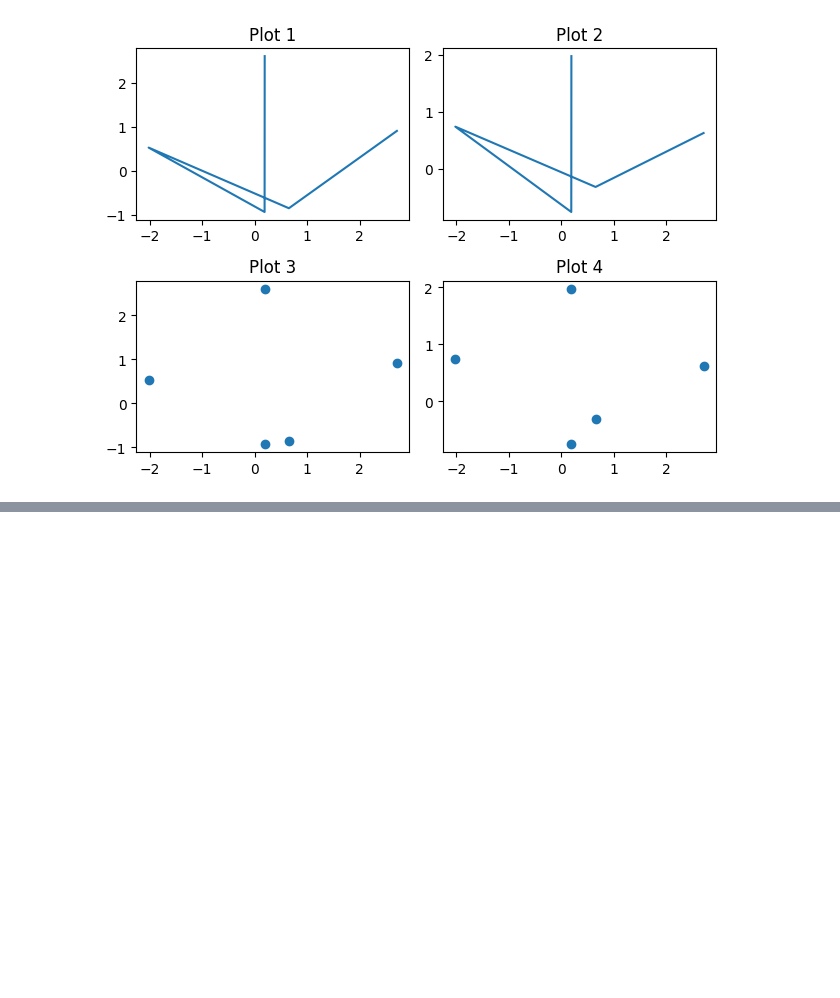
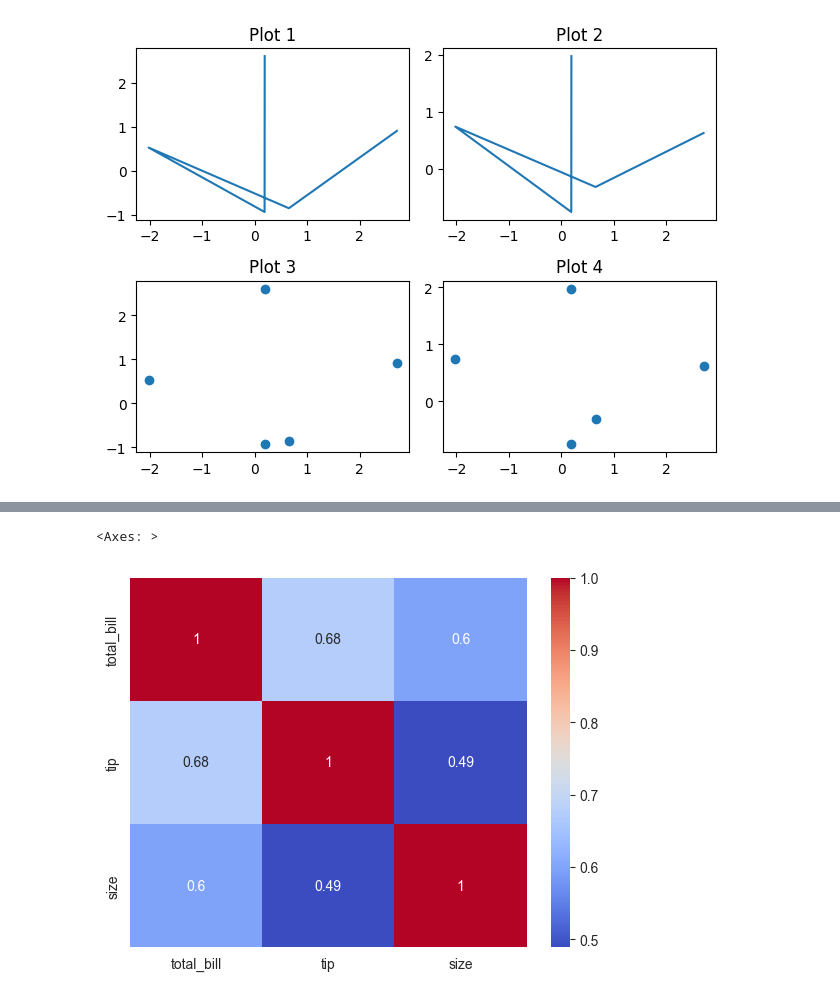
Before and after one commit to Alecdrew/Python-bootcamp, a Jupyter notebook: Notebooks/my_notes_on_course.ipynb, the cells around one changed output, grey strips where cells are left out. Saved outputs shown, nothing was run; the diff lists cells and outputs as text; code cells hidden in the pictures; blank space fills up the shorter version.

```diff
--- a/Notebooks/my_notes_on_course.ipynb
+++ b/Notebooks/my_notes_on_course.ipynb
@@ -290,0 +370,14 @@ plt.show()
+# %%
+# matrix plots are slightly different instead of having a category and some numerical vaules we have two categorical variables and we want to see the relationship between them.
+# we also need to make sure that the data is in the correct format for a matrix plot which typically means we need to pivot the data to create a matrix of values that can be plotted as a heatmap or clustermap.
+
+df_tips = sns.load_dataset('tips')
+df_flights = sns.load_dataset('flights')
+
+#dont forget numeric_only=True when calculating correlations for a heatmap to avoid errors with non-numeric columns
+tc = df_tips.corr(numeric_only=True)
+
+sns.heatmap(tc, annot=True, cmap='coolwarm')
+# %% [output]
+<Axes: >
+[figure, added]
```
Also changed, not shown: parts of 9 cells of this notebook.
